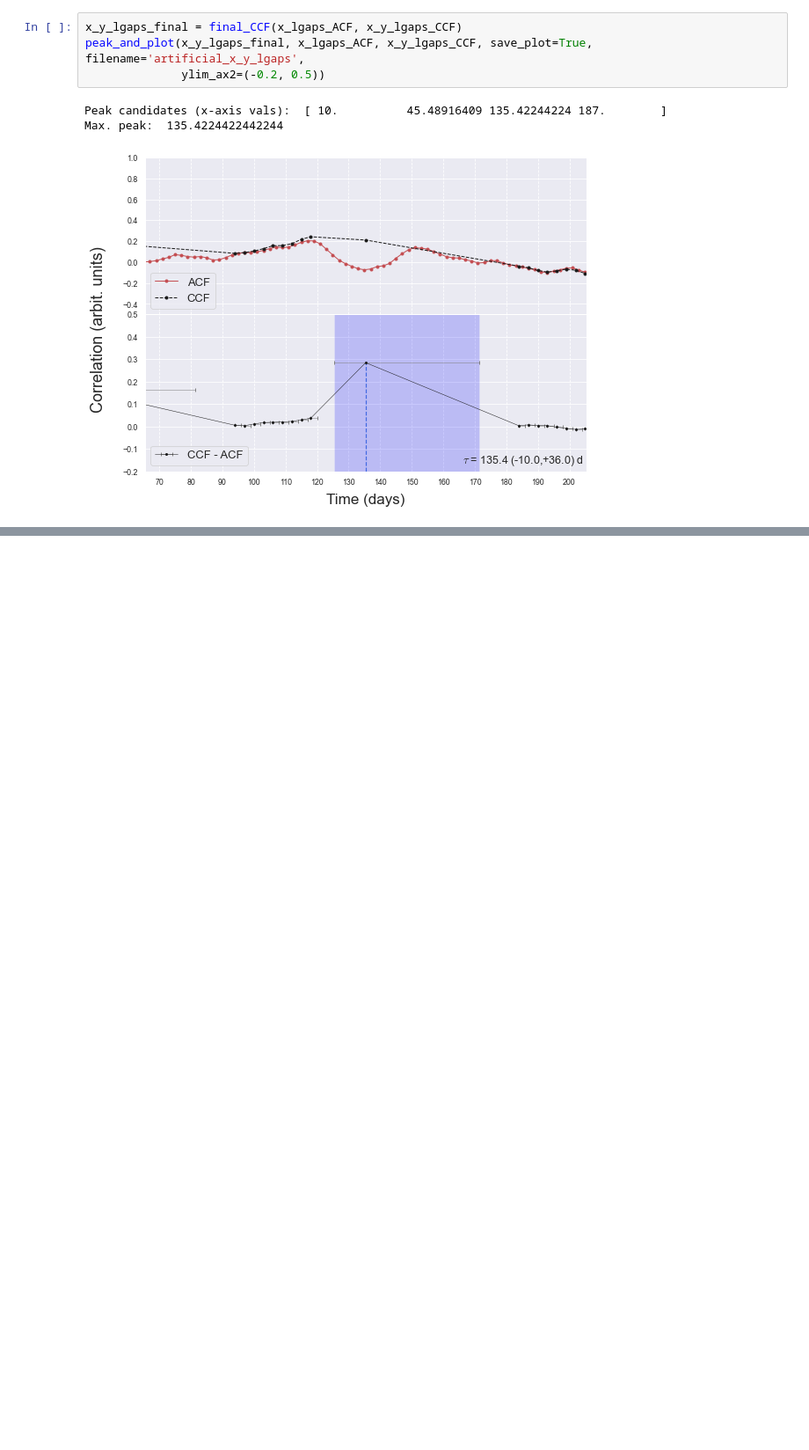
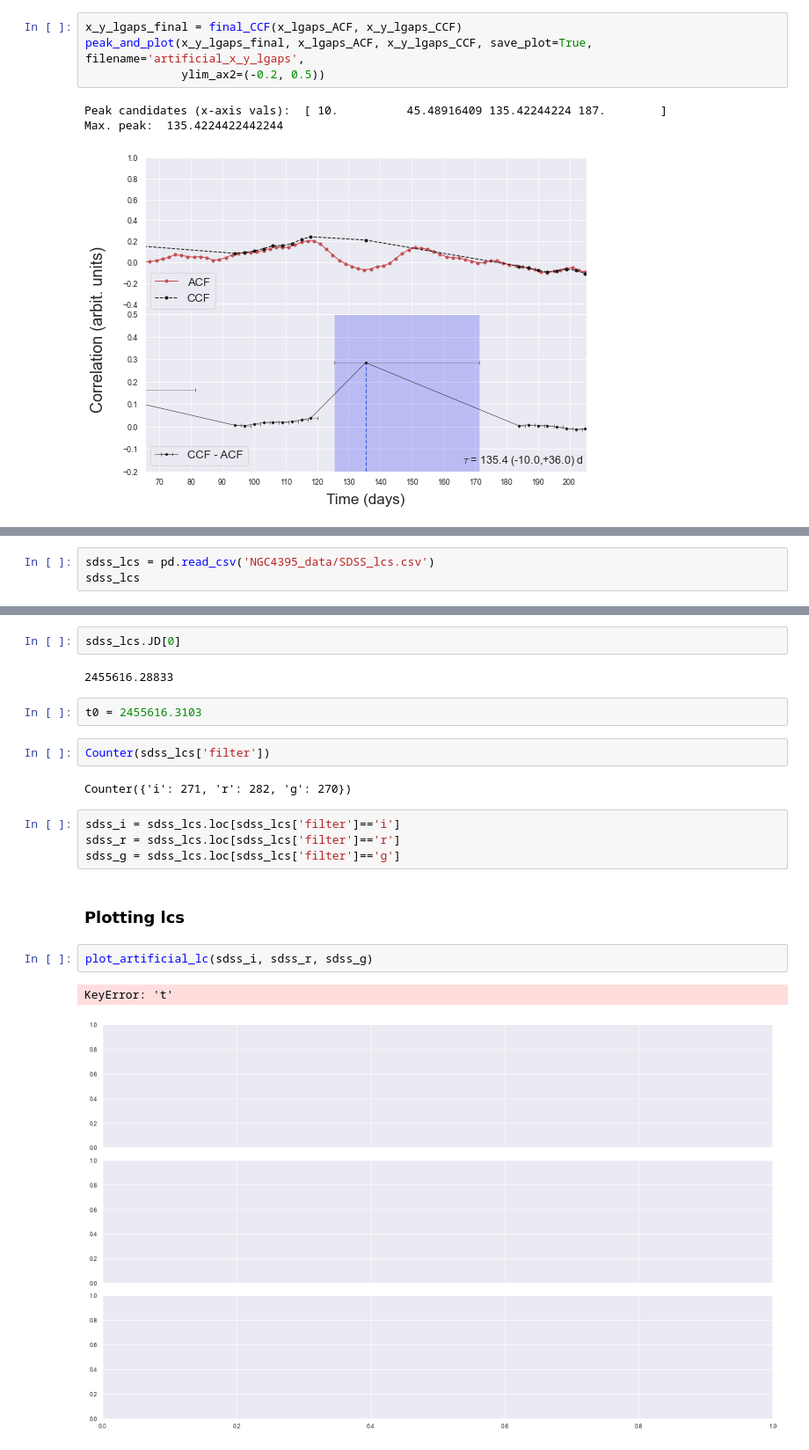
Before and after one commit to NicoGalvarino/AGN_Tutorials_Git, a Jupyter notebook: Tutorial_5_RevMap/RM_tutorial_pyzdcf.ipynb, the cells around one changed output, grey strips where cells are left out. Shown at 88% size. Cells and saved outputs as stored; diff of their text form; blank space fills up the shorter version.

```diff
--- a/Tutorial_5_RevMap/RM_tutorial_pyzdcf.ipynb
+++ b/Tutorial_5_RevMap/RM_tutorial_pyzdcf.ipynb
@@ -580,0 +663,3 @@ Max. peak:  135.4224422442244
+# %%
+sdss_lcs = pd.read_csv('NGC4395_data/SDSS_lcs.csv')
+sdss_lcs
@@ -580,0 +680,21 @@ Max. peak:  135.4224422442244
+# %%
+sdss_lcs.JD[0]
+# %% [output]
+2455616.28833
+# %%
+t0 = 2455616.3103
+# %%
+Counter(sdss_lcs['filter'])
+# %% [output]
+Counter({'i': 271, 'r': 282, 'g': 270})
+# %%
+sdss_i = sdss_lcs.loc[sdss_lcs['filter']=='i']
+sdss_r = sdss_lcs.loc[sdss_lcs['filter']=='r']
+sdss_g = sdss_lcs.loc[sdss_lcs['filter']=='g']
+# %% [markdown]
+### Plotting lcs
+# %%
+plot_artificial_lc(sdss_i, sdss_r, sdss_g)
+# %% [output]
+KeyError: 't'
+[figure, added]
```
Also changed, not shown: parts of 17 cells of this notebook, 52 other files.
